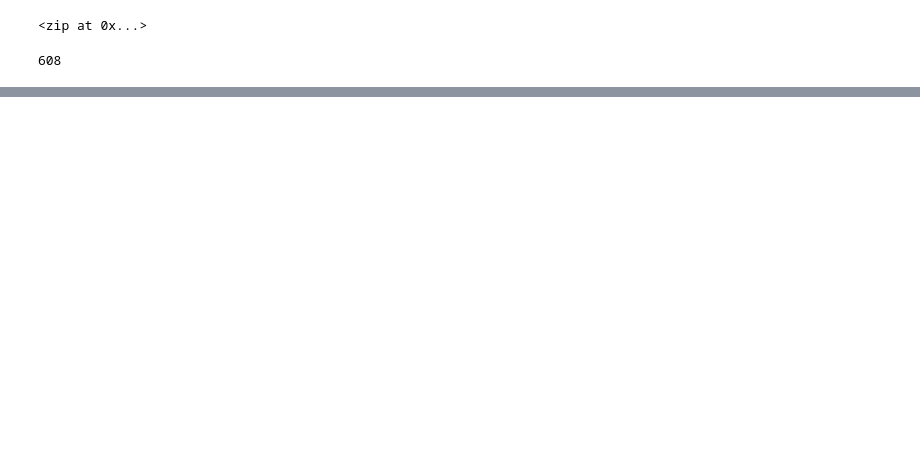
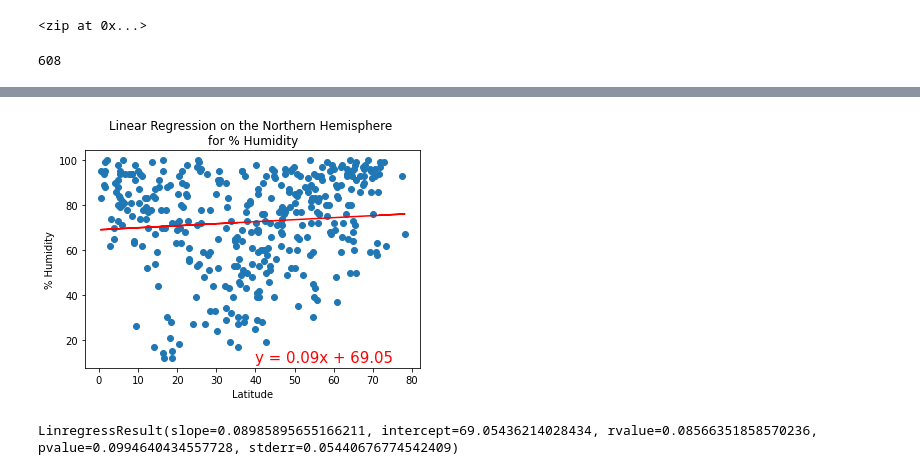
Before and after one commit to intisarkhalil/World_Weather_Analysis, a Jupyter notebook: WeatherPy.ipynb, the cells around one changed output, grey strips where cells are left out. Drawn from its saved outputs; the diff is of its cells as text; code cells hidden in the pictures; blank space fills up the shorter version.

```diff
--- a/WeatherPy.ipynb
+++ b/WeatherPy.ipynb
@@ -242,0 +294,12 @@ plt.show()
+# %%
+# Linear regression on the Northern Hemisphere
+x_values = northern_hemi_df["Lat"]
+y_values = northern_hemi_df["Humidity"]
+# Call the function.
+plot_linear_regression(x_values, y_values,
+                       'Linear Regression on the Northern Hemisphere \nfor % Humidity', '% Humidity',(40,10))
+reg=linregress(x_values, y_values)
+reg
+# %% [output]
+[figure, added]
+LinregressResult(slope=0.08985895655166211, intercept=69.05436214028434, rvalue=0.08566351858570236, pvalue=0.0994640434557728, stderr=0.05440676774542409)
```
Also changed, not shown: parts of 17 cells of this notebook.
